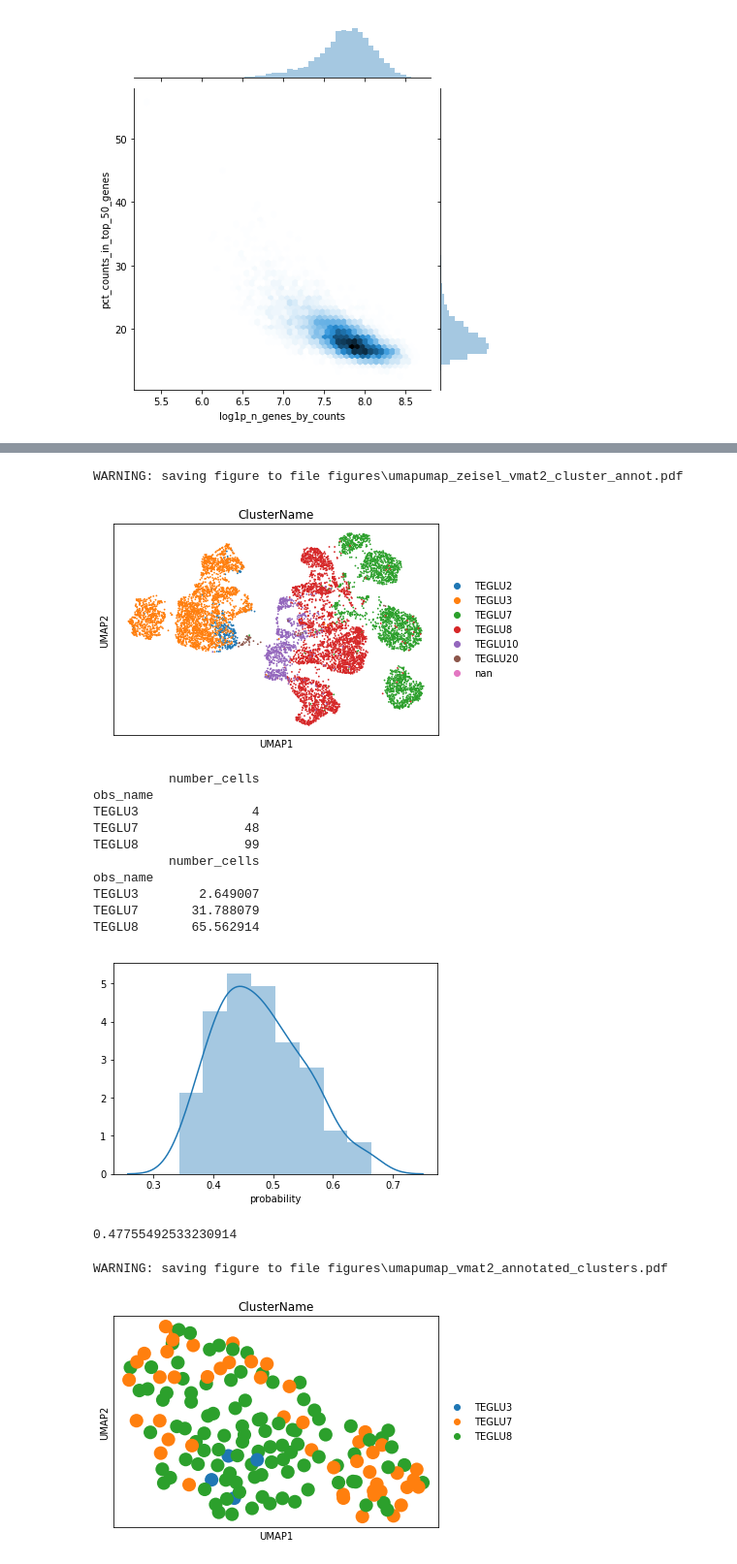
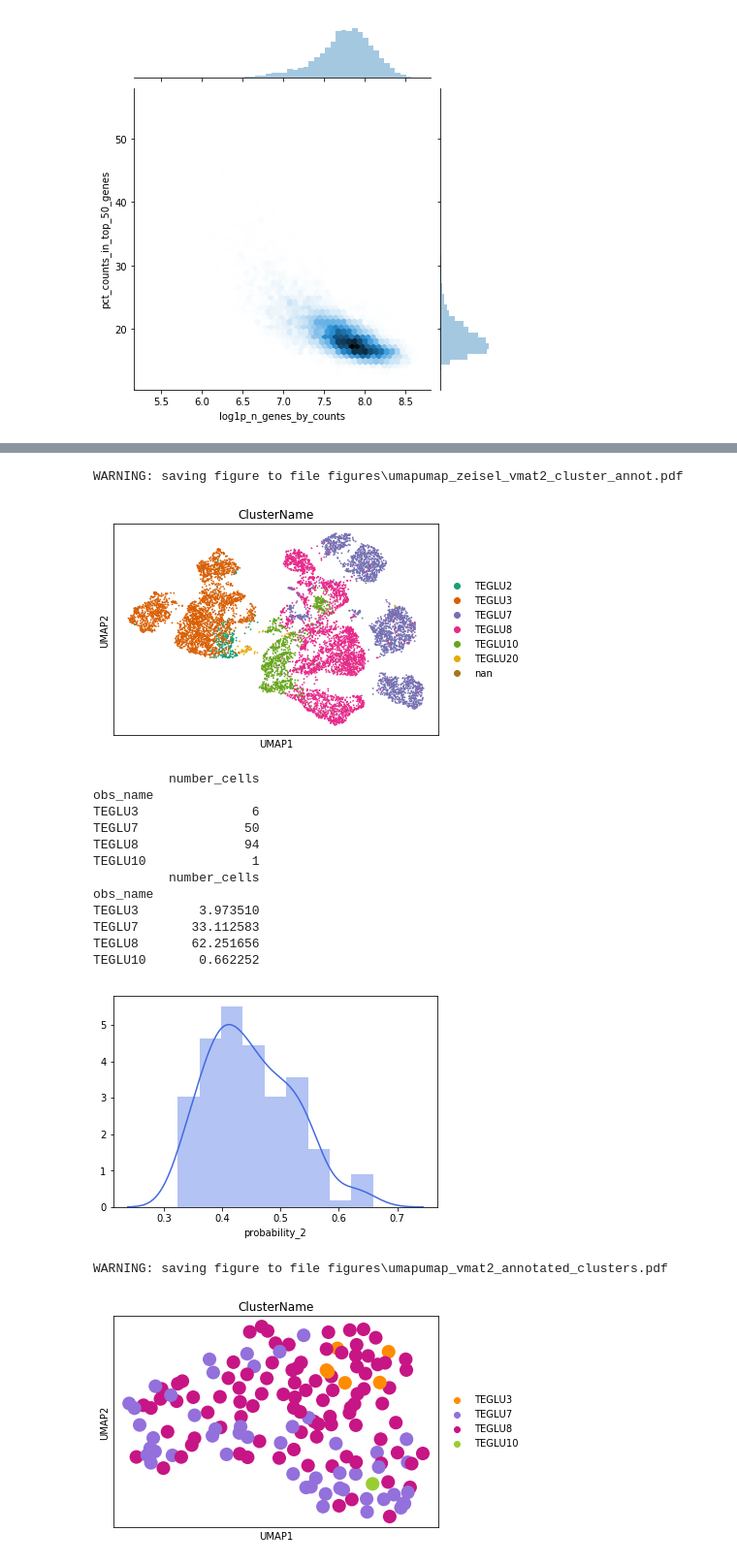
Before and after one commit to HannahBanarne/Somatosensory-cortical-Vmat2-analysis, a Jupyter notebook: Vmat2 cortical analysis.ipynb, the cells around one changed output, grey strips where cells are left out. Shown at 97% size. Cells and saved outputs as stored; diff of their text form; code cells hidden in the pictures.

```diff
--- a/Vmat2 cortical analysis.ipynb
+++ b/Vmat2 cortical analysis.ipynb
@@ -903,9 +864,8 @@ test_X_2 = adata_corr_2.X[adata_corr_2.obs["batch"] == "Vmat2-Cre", :]
 # %%
-from sklearn import linear_model
 #evaluating linear SGDClassifier
 model_sgd = linear_model.SGDClassifier(max_iter=1000, tol=1e-3, loss = 'log')
 model_sgd.fit(train_X_2, train_y_2)
 print('SDGClassifier:', (model_sgd.score(train_X_2, train_y_2)))
 labels_2 = model_sgd.predict(test_X_2)
-prob_2 = model_sgd.predict_proba(adata_corr_2.X)
+prob_2 = model_sgd.predict_proba(adata_corr.X)
 # %% [output]
@@ -913,6 +873,6 @@ SDGClassifier: 0.9804398276052603
 # %%
 prob_2 = np.max(prob_2, axis = 1)
 # %%
-adata_corr_2.obs["ClusterName"][adata_corr_2.obs["batch"] == "Vmat2-Cre"] = labels_2
-adata_corr_2.obs["probability_2"] = prob_2
+adata_corr.obs["ClusterName"][adata_corr.obs["batch"] == "Vmat2-Cre"] = labels_2
+adata_corr.obs["probability_2"] = prob_2
 # %%
@@ -923,44 +883,42 @@ WARNING: saving figure to file figures\umapumap_zeisel_vmat2_probability_cluster
 # %%
-sc.pl.umap(adata_corr_2, color = 'ClusterName', save = 'umap_zeisel_vmat2_cluster_annot.pdf')
+sc.pl.umap(adata_corr, color = 'ClusterName', palette = colors, save = 'umap_zeisel_vmat2_cluster_annot.pdf')
 # %% [output]
 WARNING: saving figure to file figures\umapumap_zeisel_vmat2_cluster_annot.pdf
-[figure, old version]
+[figure, new version]
 # %%
-adata_f_2 = adata_corr_2[adata_corr_2.obs['batch'] == 'Vmat2-Cre']
-calc_Vmat_cluster = calc_celltype_observation(adata_f_2, 'ClusterName')
+adata_corr_vmat2_2 = adata_corr[adata_corr.obs['batch'] == 'Vmat2-Cre']
+adata_w.obs_names = adata_corr_vmat2_2.obs_names
+adata_w.obs_names
+
+adata_w.obs['ClusterName'] = adata_corr_vmat2_2.obs['ClusterName']
+calc_Vmat_cluster = calc_celltype_observation(adata_w, 'ClusterName')
 print(calc_Vmat_cluster)
 
-print((calc_Vmat_cluster/len(adata_f_2.obs_names))*100)
+print((calc_Vmat_cluster/len(adata_w.obs_names))*100)
 # %% [output]
           number_cells
 obs_name
-TEGLU3               4
-TEGLU7              48
-TEGLU8              99
+TEGLU3               6
+TEGLU7              50
+TEGLU8              94
+TEGLU10              1
           number_cells
 obs_name
-TEGLU3        2.649007
-TEGLU7       31.788079
-TEGLU8       65.562914
+TEGLU3        3.973510
+TEGLU7       33.112583
+TEGLU8       62.251656
+TEGLU10       0.662252
 # %%
-distplot_prob_cluster = sns.distplot(adata_f_2.obs['probability'])
+distplot_prob_cluster = sns.distplot(adata_corr_vmat2_2.obs['probability_2'])
 plt.show()
 fig_cluster = distplot_prob_cluster.get_figure()
 fig_cluster.savefig('distplot_prob_cluster.pdf')
 # %% [output]
-[figure, old version]
+[figure, new version]
-# %%
-adata_f_2.obs['probability'].mean()
-# %% [output]
-0.47755492533230914
-# %%
-adata_w.obs_names = adata_f_2.obs_names
-adata_w.obs_names
-
-adata_w.obs['ClusterName'] = adata_f_2.obs['ClusterName']
-adata_w.obs['Probable_location'] = adata_f_2.obs['Probable_location']
 # %%
-sc.pl.umap(adata_w, color='ClusterName', save = 'umap_vmat2_annotated_clusters.pdf')
+colors_clu = ['darkorange', 'mediumpurple', 'mediumvioletred', 'yellowgreen']
+sns.set_palette(sns.color_palette(colors_clu))
+sc.pl.umap(adata_w, color='ClusterName', palette= colors_clu, save = 'umap_vmat2_annotated_clusters.pdf')
 # %% [output]
 WARNING: saving figure to file figures\umapumap_vmat2_annotated_clusters.pdf
-[figure, old version]
+[figure, new version]
```
Also changed, not shown: parts of 116 cells of this notebook.
